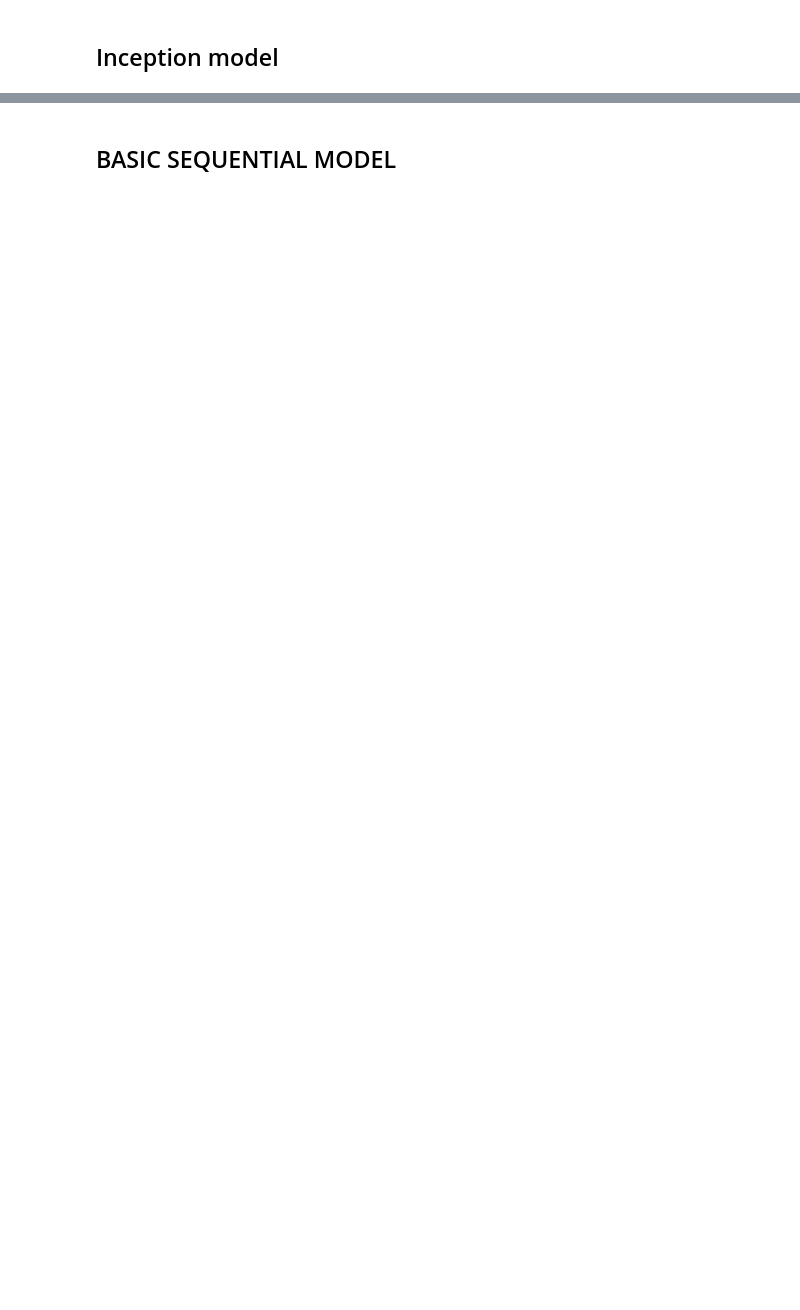
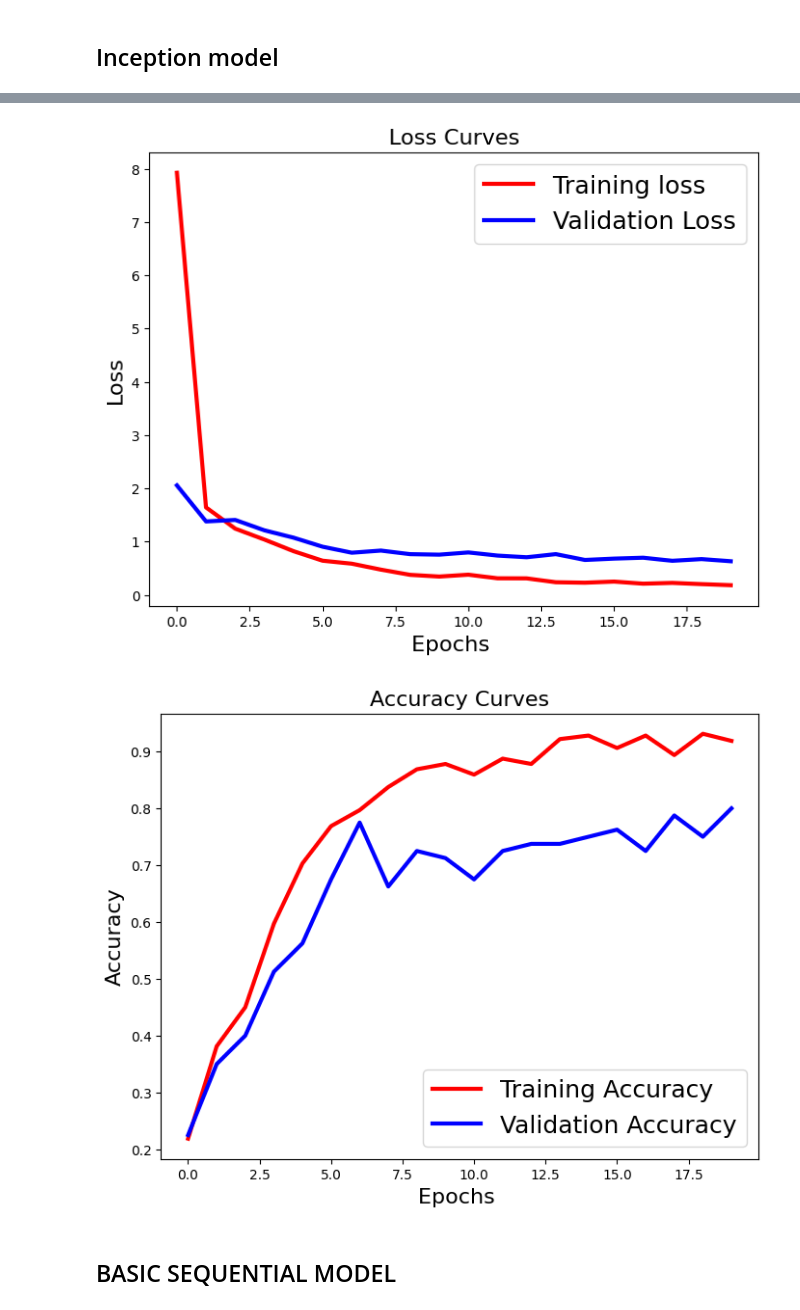
Before and after one commit to KKozakiewicz/Grapevine_leaves, a Jupyter notebook: Grapevine_leaves_classification.ipynb, the cells around one changed output, grey strips where cells are left out. Cells and saved outputs as stored; diff of their text form; code cells hidden in the pictures; blank space fills up the shorter version.

```diff
--- a/Grapevine_leaves_classification.ipynb
+++ b/Grapevine_leaves_classification.ipynb
@@ -220,19 +314,19 @@ train_gen = datagen.flow_from_dataframe(
     y_col='label',
     target_size=IMAGE_SHAPE,
     batch_size=BATCH_SIZE,
-    subset='training',
+    subset=None,
     class_mode='categorical',
     shuffle=True
 )
 
 validation_gen = datagen.flow_from_dataframe(
-    pd.DataFrame({'image_path': X_train, 'label': y_train}),
+    pd.DataFrame({'image_path': X_val, 'label': y_val}),
     x_col='image_path',
     y_col='label',
     target_size=IMAGE_SHAPE,
     batch_size=BATCH_SIZE,
     class_mode='categorical',
-    subset='validation',
+    subset=None,
     shuffle=True
 )
 
@@ -308,3 +402,8 @@ Epoch 20/20
+# %%
+plot_history(history_pre_trained)
+# %% [output]
+[figure, added]
+[figure, added]
 # %% [markdown]
 ## BASIC SEQUENTIAL MODEL
 # %%
```
Also changed, not shown: parts of 20 cells of this notebook, 1 other file.
